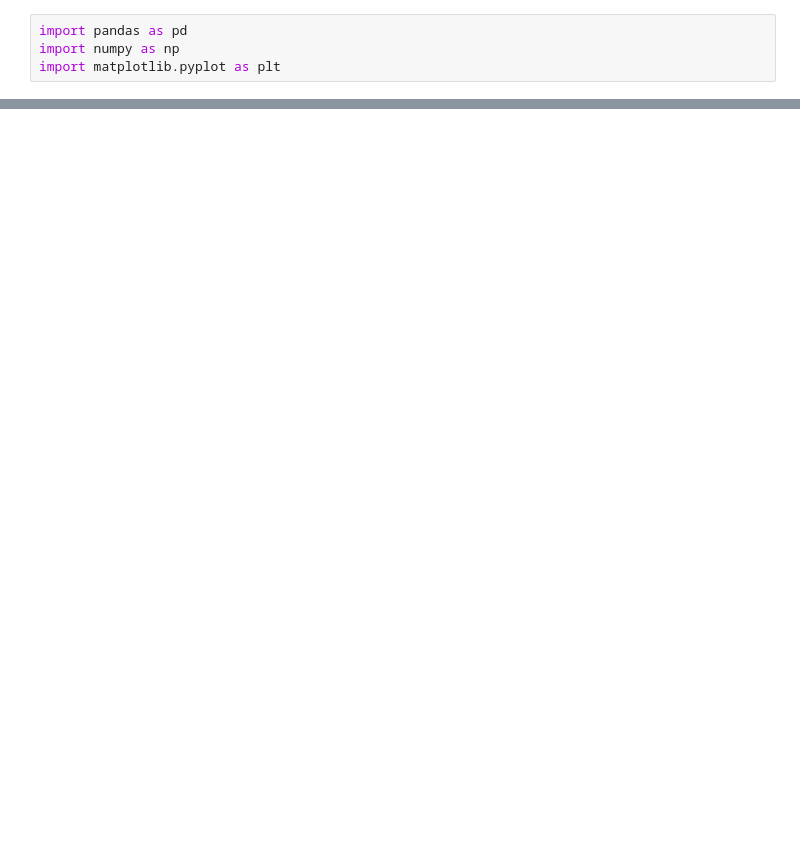
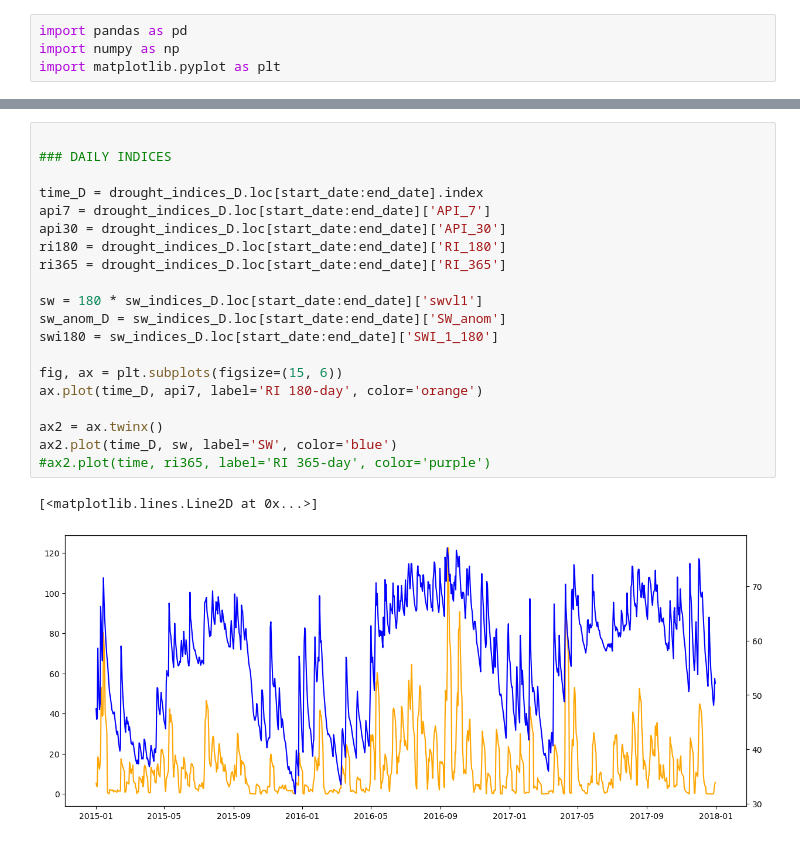
Before and after one commit to joephelps/PhD, a Jupyter notebook: notebooks/drought_plots.ipynb, the cells around one changed output, grey strips where cells are left out. Saved outputs shown, nothing was run; the diff lists cells and outputs as text; blank space fills up the shorter version.

```diff
--- a/notebooks/drought_plots.ipynb
+++ b/notebooks/drought_plots.ipynb
@@ -46,0 +74,23 @@ plt.show()
+# %%
+
+### DAILY INDICES
+
+time_D = drought_indices_D.loc[start_date:end_date].index
+api7 = drought_indices_D.loc[start_date:end_date]['API_7']
+api30 = drought_indices_D.loc[start_date:end_date]['API_30']
+ri180 = drought_indices_D.loc[start_date:end_date]['RI_180']
+ri365 = drought_indices_D.loc[start_date:end_date]['RI_365']
+
+sw = 180 * sw_indices_D.loc[start_date:end_date]['swvl1']
+sw_anom_D = sw_indices_D.loc[start_date:end_date]['SW_anom']
+swi180 = sw_indices_D.loc[start_date:end_date]['SWI_1_180']
+
+fig, ax = plt.subplots(figsize=(15, 6))
+ax.plot(time_D, api7, label='RI 180-day', color='orange')
+
+ax2 = ax.twinx()
+ax2.plot(time_D, sw, label='SW', color='blue')
+#ax2.plot(time, ri365, label='RI 365-day', color='purple')
+# %% [output]
+[<matplotlib.lines.Line2D at 0x...>]
+[figure, added]
```
Also changed, not shown: parts of 3 cells of this notebook, 6 other files.
